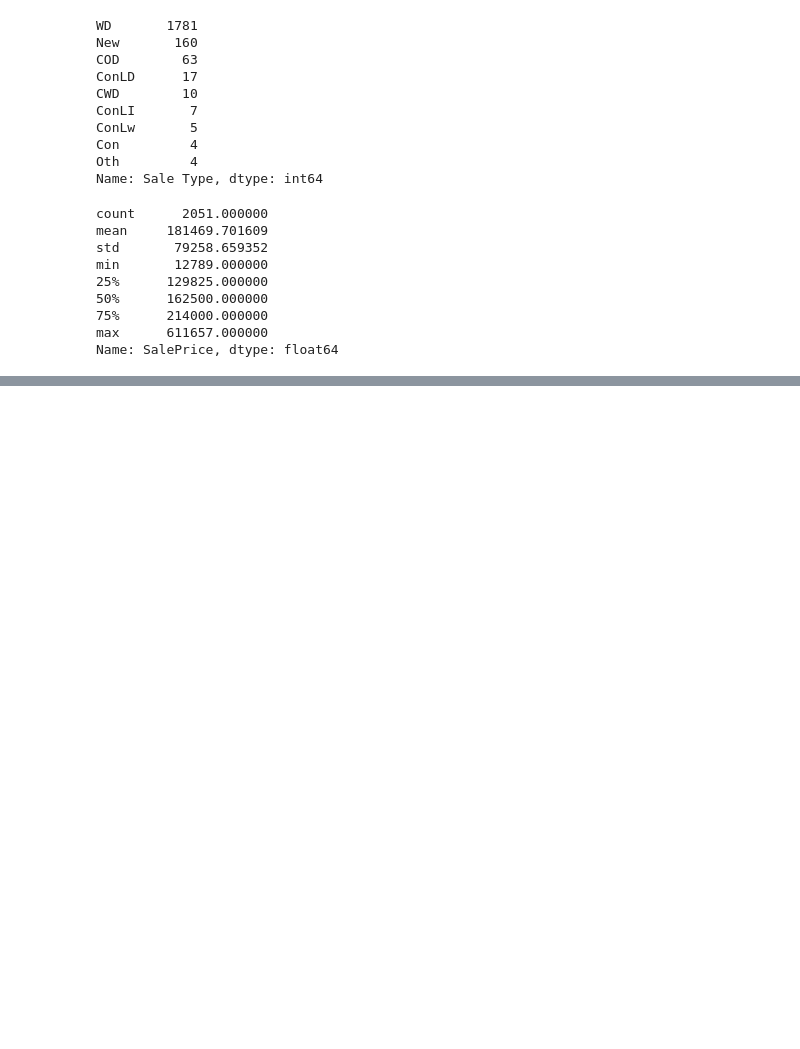
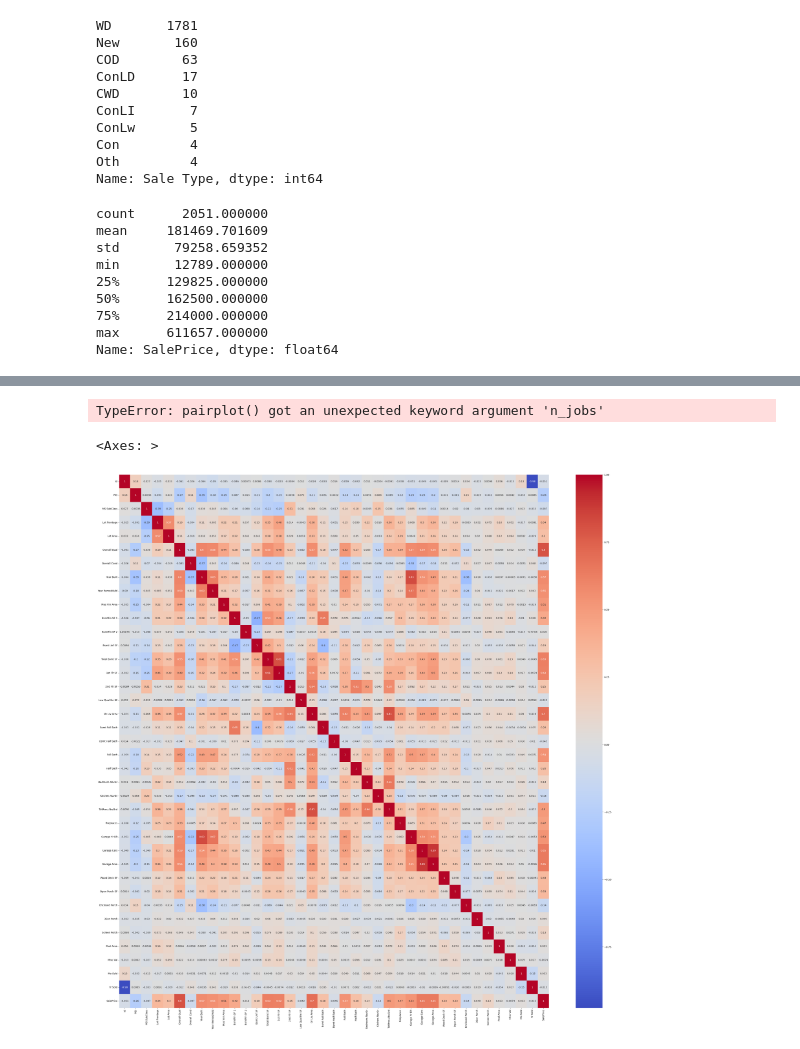
Before and after one commit to kellsweig/Predicting-Housing-Prices, a Jupyter notebook: Data Cleaning.ipynb, the cells around one changed output, grey strips where cells are left out. Saved outputs shown, nothing was run; the diff lists cells and outputs as text; code cells hidden in the pictures; blank space fills up the shorter version.

```diff
--- a/Data Cleaning.ipynb
+++ b/Data Cleaning.ipynb
@@ -1016,0 +1251,15 @@ Type decisions:
+# %%
+sns.pairplot(numeric_columns, n_jobs=4)
+# %% [output]
+TypeError: pairplot() got an unexpected keyword argument 'n_jobs'
+# %%
+numeric_columns = train.select_dtypes(include=['number'])
+
+# Create a correlation matrix for the numeric columns
+correlation_matrix = numeric_columns.corr()
+plt.figure(figsize = (40,40))
+# Create a heatmap of the correlation matrix
+sns.heatmap(correlation_matrix, cmap='coolwarm', annot=True)
+# %% [output]
+<Axes: >
+[figure, added]
```
Also changed, not shown: parts of 46 cells of this notebook, 6 other files.
